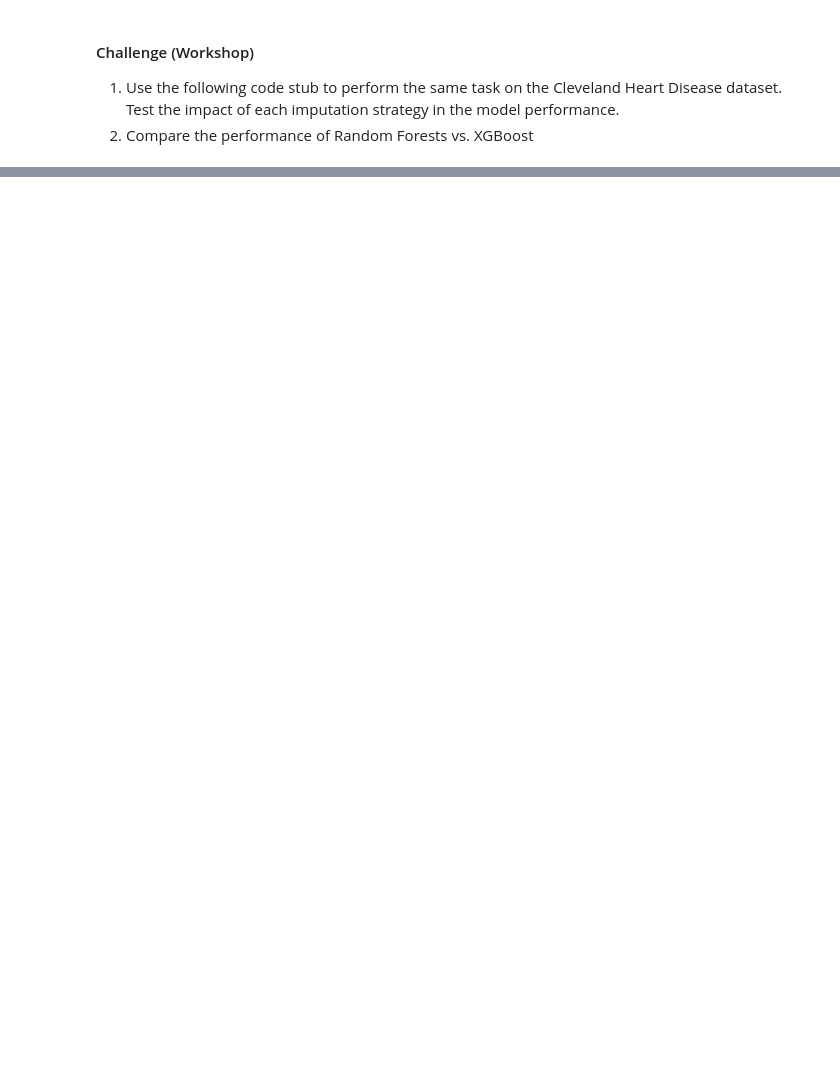
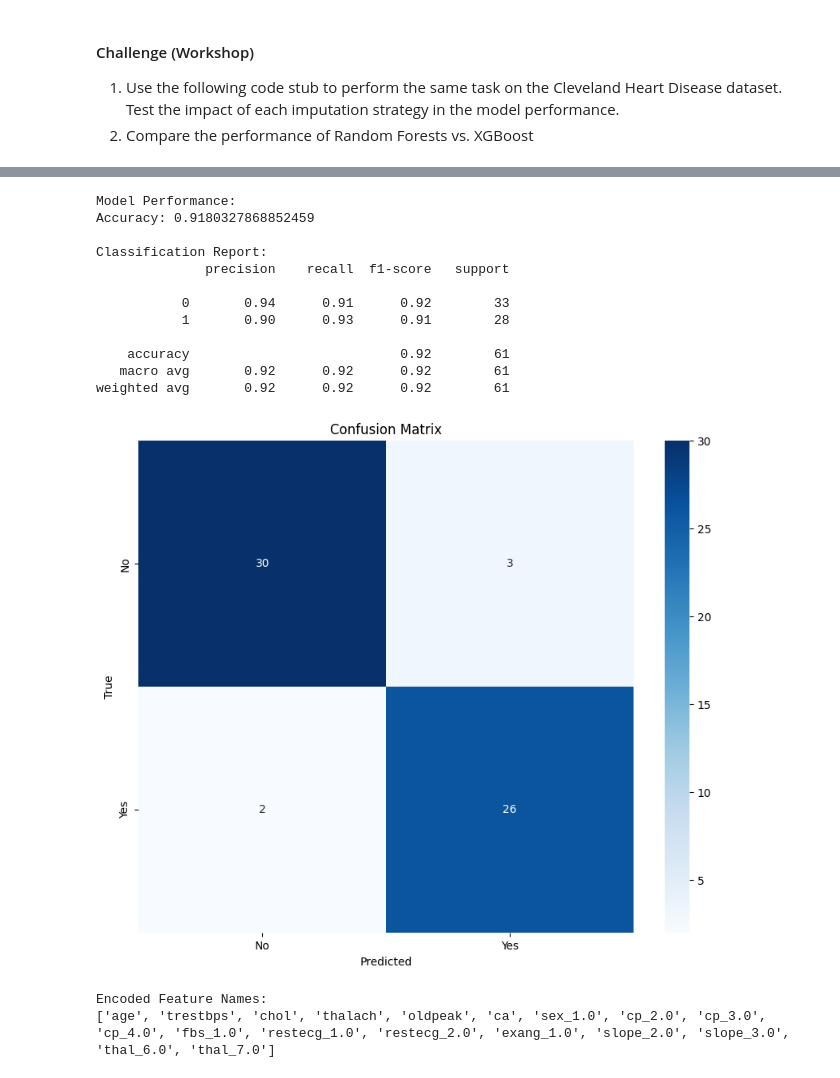
Before and after one commit to AGGE82/Taller-3-ML1, a Jupyter notebook: data_prep.ipynb, the cells around one changed output, grey strips where cells are left out. Drawn from its saved outputs; the diff is of its cells as text; code cells hidden in the pictures; blank space fills up the shorter version.

```diff
--- a/data_prep.ipynb
+++ b/data_prep.ipynb
@@ -202,0 +317,62 @@ df = pd.read_csv(url, names=columns, na_values='?')
+# %%
+# Create full pipeline
+model = Pipeline([
+    ('preprocessor', preprocessor),
+    ('classifier', RandomForestClassifier(
+        n_estimators=100,
+        max_depth=5,
+        random_state=42
+    ))
+])
+
+# Prepare data
+X = df.drop(['target'], axis=1)
+y = (df['target'] > 0).astype(int)
+
+# Split dataset
+X_train, X_test, y_train, y_test = train_test_split(
+    X, y, test_size=0.2, random_state=42, stratify=y)
+# %%
+# Train model
+model.fit(X_train, y_train)
+
+# Get predictions
+y_pred = model.predict(X_test)
+
+# Print performance metrics
+print("\nModel Performance:")
+print("Accuracy:", accuracy_score(y_test, y_pred))
+print("\nClassification Report:")
+print(classification_report(y_test, y_pred))
+
+# Visualize confusion matrix
+plt.figure(figsize=(10, 8))
+cm = confusion_matrix(y_test, y_pred)
+sns.heatmap(cm, annot=True, fmt='d', cmap='Blues',
+            xticklabels=['No', 'Yes'],
+            yticklabels=['No', 'Yes'])
+plt.title('Confusion Matrix')
+plt.xlabel('Predicted')
+plt.ylabel('True')
+plt.show()
+
+# Get feature names after encoding
+feature_names = get_feature_names(preprocessor)
+print("\nEncoded Feature Names:")
+print(feature_names)
+# %% [output]
+Model Performance:
+Accuracy: 0.9180327868852459
+
+Classification Report:
+              precision    recall  f1-score   support
+
+           0       0.94      0.91      0.92        33
+           1       0.90      0.93      0.91        28
+
+    accuracy                           0.92        61
+   macro avg       0.92      0.92      0.92        61
+weighted avg       0.92      0.92      0.92        61
+[figure, added]
+Encoded Feature Names:
+['age', 'trestbps', 'chol', 'thalach', 'oldpeak', 'ca', 'sex_1.0', 'cp_2.0', 'cp_3.0', 'cp_4.0', 'fbs_1.0', 'restecg_1.0', 'restecg_2.0', 'exang_1.0', 'slope_2.0', 'slope_3.0', 'thal_6.0', 'thal_7.0']
```
Also changed, not shown: parts of 13 cells of this notebook.
